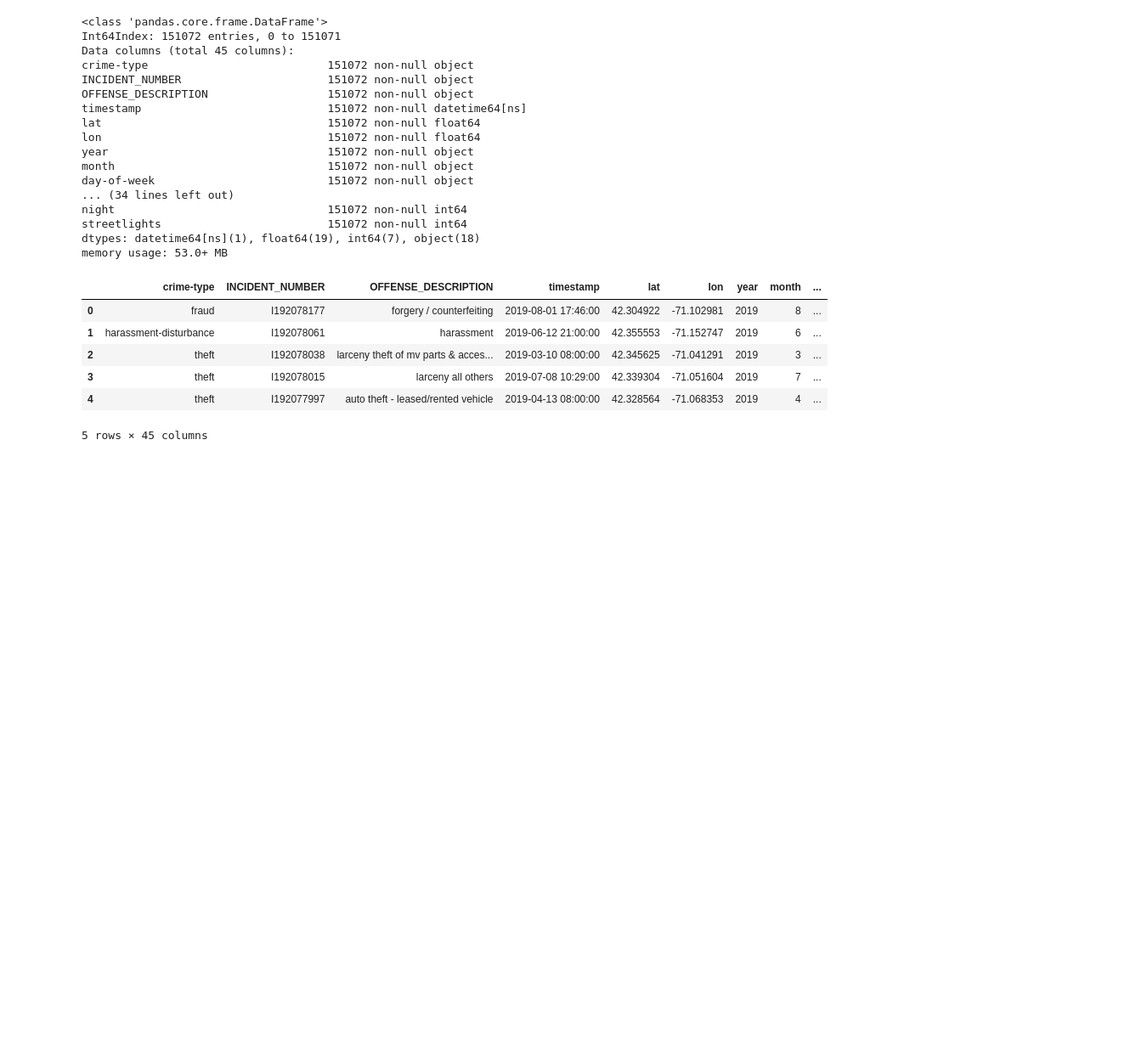
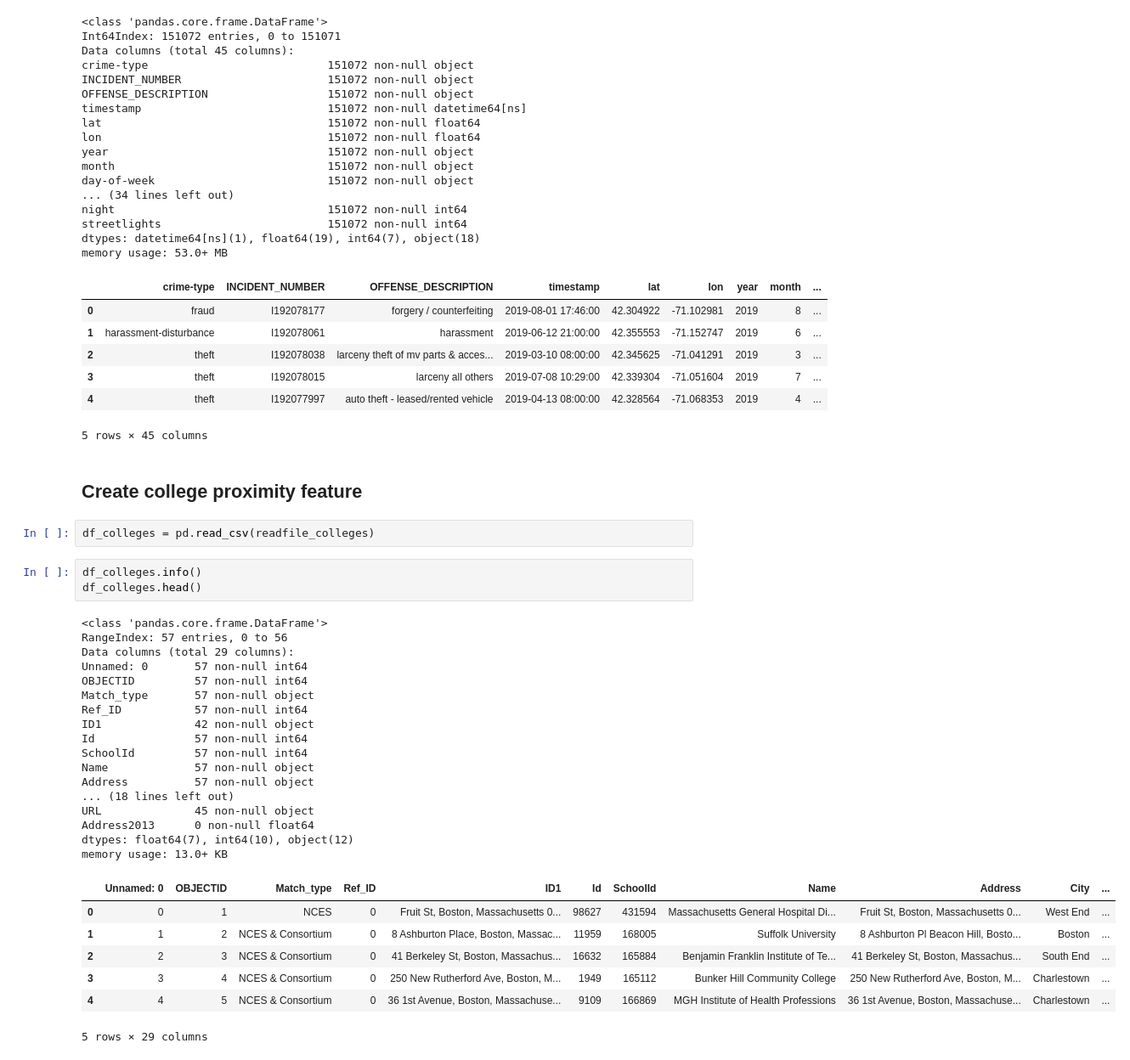
Before and after one commit to sedelmeyer/predicting-crime, a Jupyter notebook: notebooks/022_FEATURES_build_model_features.ipynb, the cells around one changed output. Shown at 85% size. Saved outputs shown, nothing was run; the diff lists cells and outputs as text; blank space fills up the shorter version.

```diff
--- a/notebooks/022_FEATURES_build_model_features.ipynb
+++ b/notebooks/022_FEATURES_build_model_features.ipynb
@@ -417,3 +417,35 @@ memory usage: 53.0+ MB
 | 3 | theft | I192078015 | larceny all others | 2019-07-08 10:29:00 | 42.339304 | -71.051604 | 2019 | 7 | ... |
 | 4 | theft | I192077997 | auto theft - leased/rented vehicle | 2019-04-13 08:00:00 | 42.328564 | -71.068353 | 2019 | 4 | ... |
 5 rows × 45 columns
+# %% [markdown]
+## Create college proximity feature
+# %%
+df_colleges = pd.read_csv(readfile_colleges)
+# %%
+df_colleges.info()
+df_colleges.head()
+# %% [output]
+<class 'pandas.core.frame.DataFrame'>
+RangeIndex: 57 entries, 0 to 56
+Data columns (total 29 columns):
+Unnamed: 0       57 non-null int64
+OBJECTID         57 non-null int64
+Match_type       57 non-null object
+Ref_ID           57 non-null int64
+ID1              42 non-null object
+Id               57 non-null int64
+SchoolId         57 non-null int64
+Name             57 non-null object
+Address          57 non-null object
+... (18 lines left out)
+URL              45 non-null object
+Address2013      0 non-null float64
+dtypes: float64(7), int64(10), object(12)
+memory usage: 13.0+ KB
+|  | Unnamed: 0 | OBJECTID | Match_type | Ref_ID | ID1 | Id | SchoolId | Name | Address | City | ... |
+| 0 | 0 | 1 | NCES | 0 | Fruit St, Boston, Massachusetts 0... | 98627 | 431594 | Massachusetts General Hospital Di... | Fruit St, Boston, Massachusetts 0... | West End | ... |
+| 1 | 1 | 2 | NCES & Consortium | 0 | 8 Ashburton Place, Boston, Massac... | 11959 | 168005 | Suffolk University | 8 Ashburton Pl Beacon Hill, Bosto... | Boston | ... |
+| 2 | 2 | 3 | NCES & Consortium | 0 | 41 Berkeley St, Boston, Massachus... | 16632 | 165884 | Benjamin Franklin Institute of Te... | 41 Berkeley St, Boston, Massachus... | South End | ... |
+| 3 | 3 | 4 | NCES & Consortium | 0 | 250 New Rutherford Ave, Boston, M... | 1949 | 165112 | Bunker Hill Community College | 250 New Rutherford Ave, Boston, M... | Charlestown | ... |
+| 4 | 4 | 5 | NCES & Consortium | 0 | 36 1st Avenue, Boston, Massachuse... | 9109 | 166869 | MGH Institute of Health Professions | 36 1st Avenue, Boston, Massachuse... | Charlestown | ... |
+5 rows × 29 columns
```
Also changed, not shown: parts of 12 cells of this notebook.
